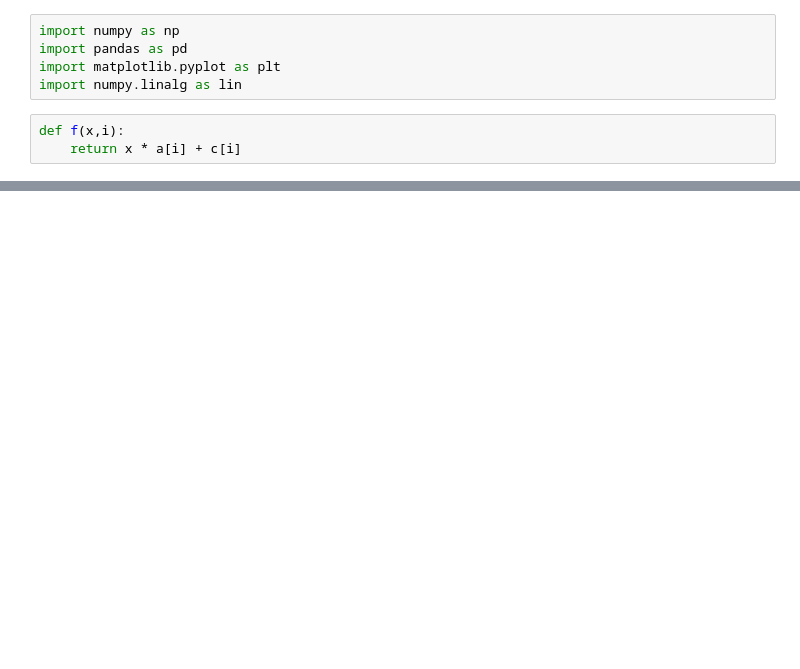
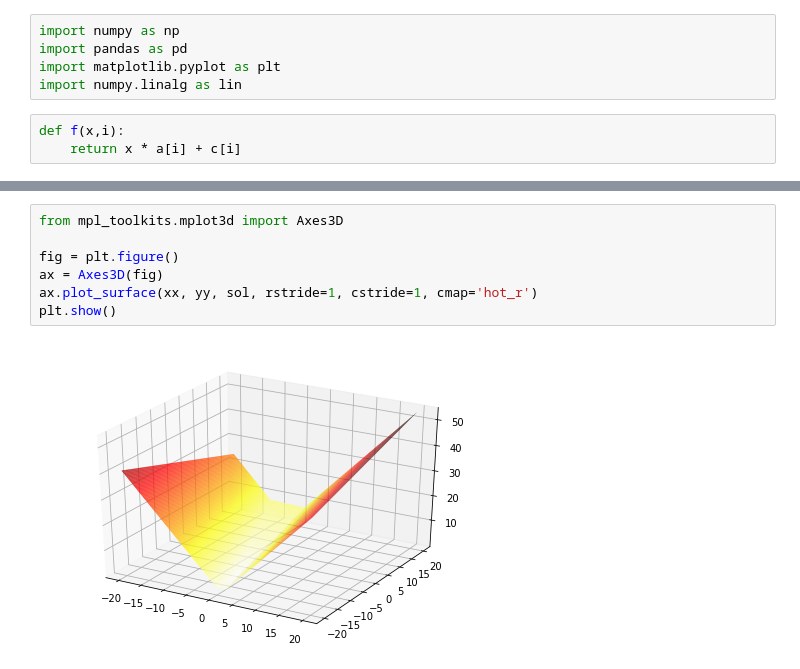
Before and after one commit to rosedaystory/eye_center_finder, a Jupyter notebook: exact solution finder.ipynb, the cells around one changed output, grey strips where cells are left out. Drawn from its saved outputs; the diff is of its cells as text; blank space fills up the shorter version.

```diff
--- a/exact solution finder.ipynb
+++ b/exact solution finder.ipynb
@@ -109,0 +110,9 @@ Wall time: 1.9 s
+# %%
+from mpl_toolkits.mplot3d import Axes3D
+
+fig = plt.figure()
+ax = Axes3D(fig)
+ax.plot_surface(xx, yy, sol, rstride=1, cstride=1, cmap='hot_r')
+plt.show()
+# %% [output]
+[figure, added]
```
Also changed, not shown: parts of 5 cells of this notebook.
